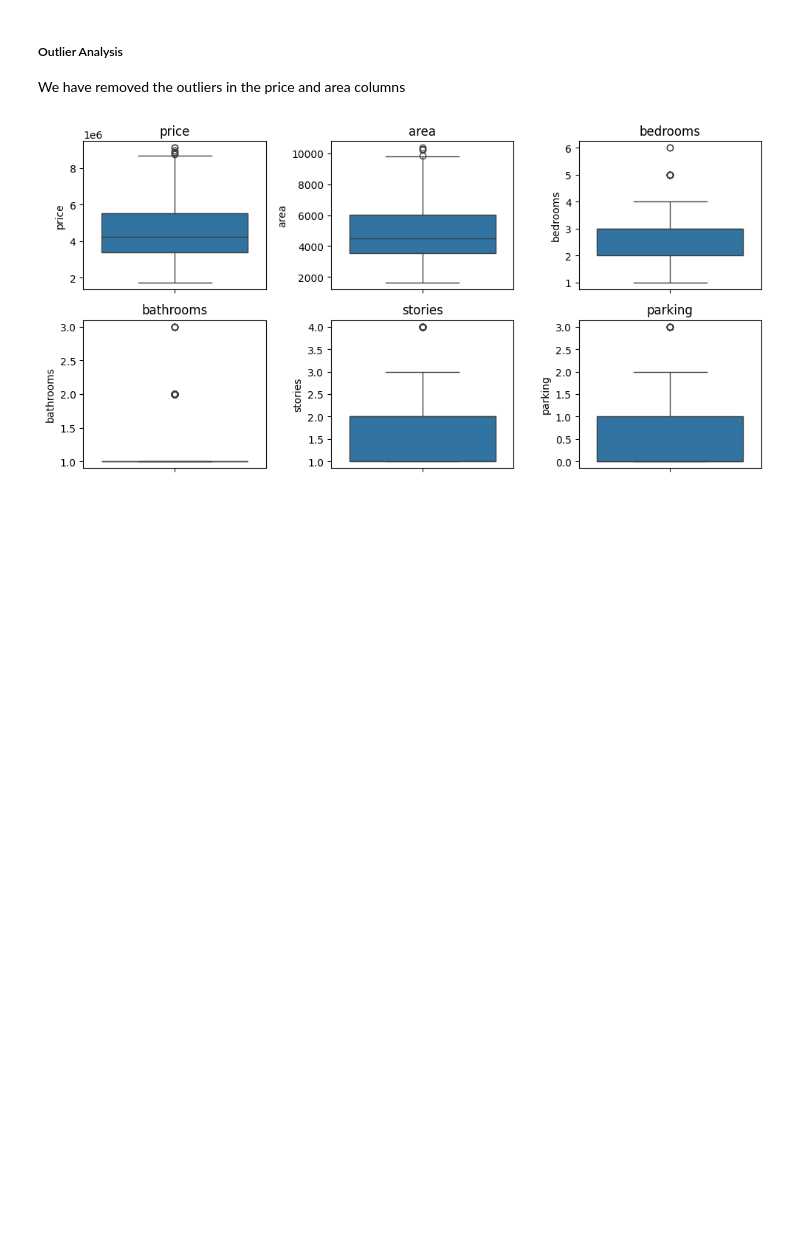
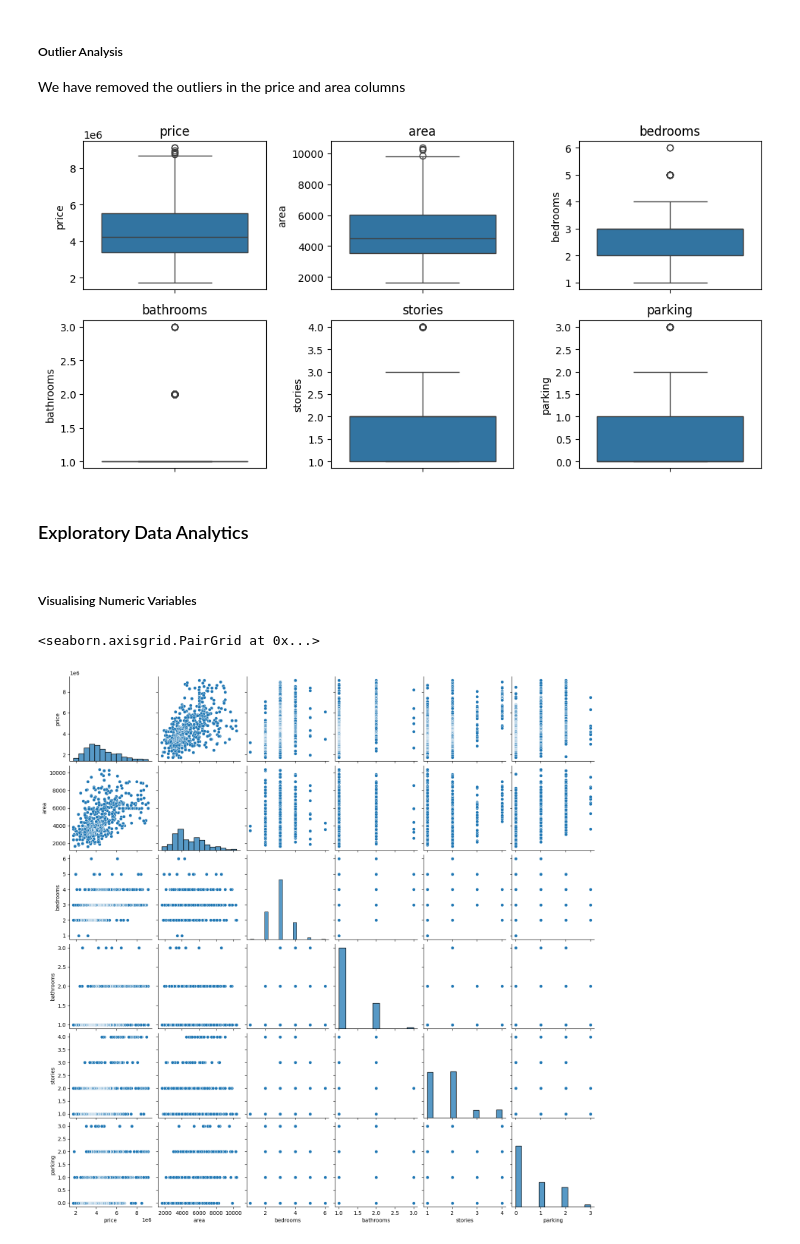
Before and after one commit to nagrohan579/house_price_prediction_linear_regression_model, a Jupyter notebook: house_price_prediction_linear_regression_model.ipynb, the cells around one changed output. Saved outputs shown, nothing was run; the diff lists cells and outputs as text; code cells hidden in the pictures; blank space fills up the shorter version.

Commit message:
Visualised the numerical and caterogical data

```diff
--- a/house_price_prediction_linear_regression_model.ipynb
+++ b/house_price_prediction_linear_regression_model.ipynb
@@ -153,3 +153,12 @@ plt3 = sns.boxplot(housing['parking'], ax = axs[1,2]).set_title('parking')
 plt.tight_layout()
 # %% [output]
 [figure]
+# %% [markdown]
+### Exploratory Data Analytics
+# %% [markdown]
+##### Visualising Numeric Variables
+# %%
+sns.pairplot(housing)
+# %% [output]
+<seaborn.axisgrid.PairGrid at 0x...>
+[figure, added]
```
Also changed, not shown: parts of 4 cells of this notebook.
